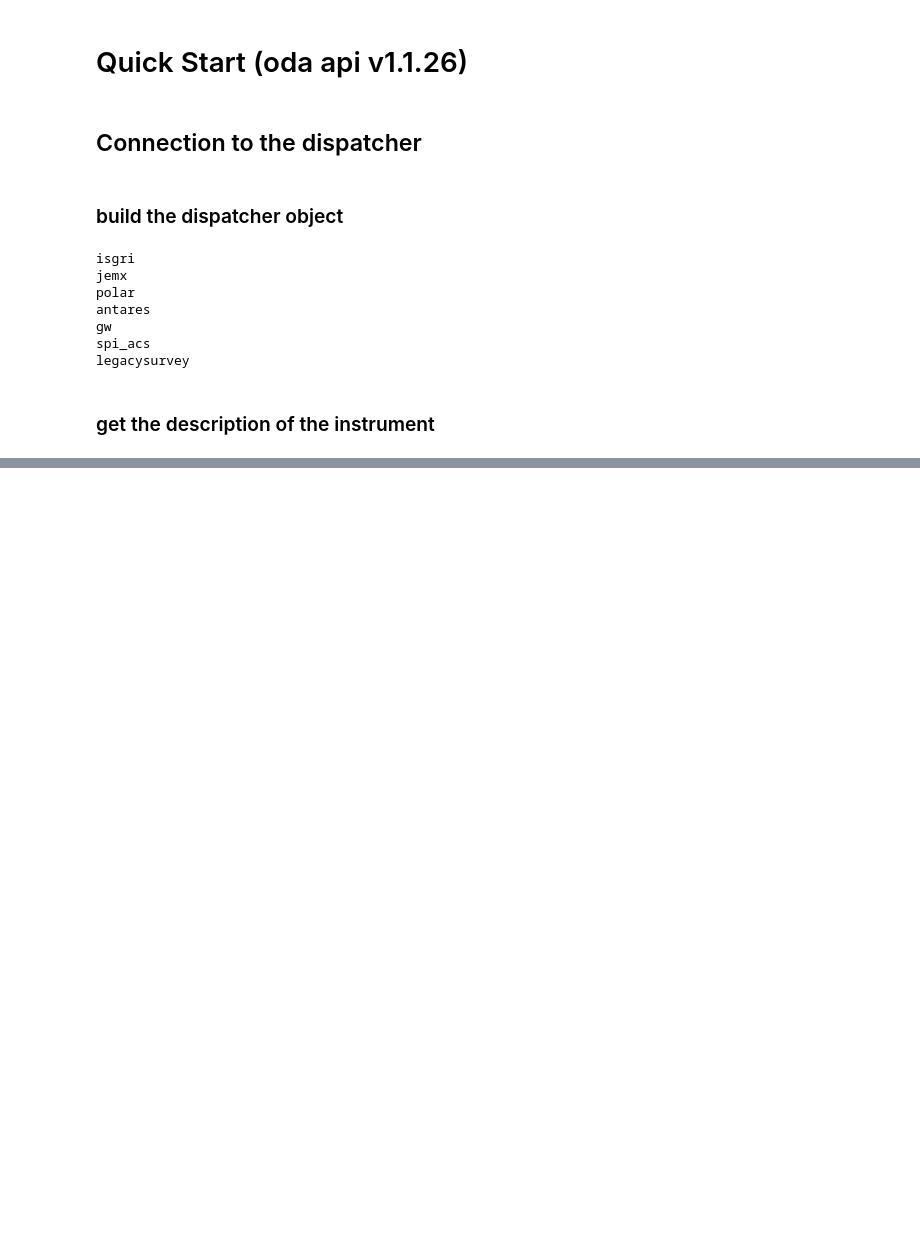
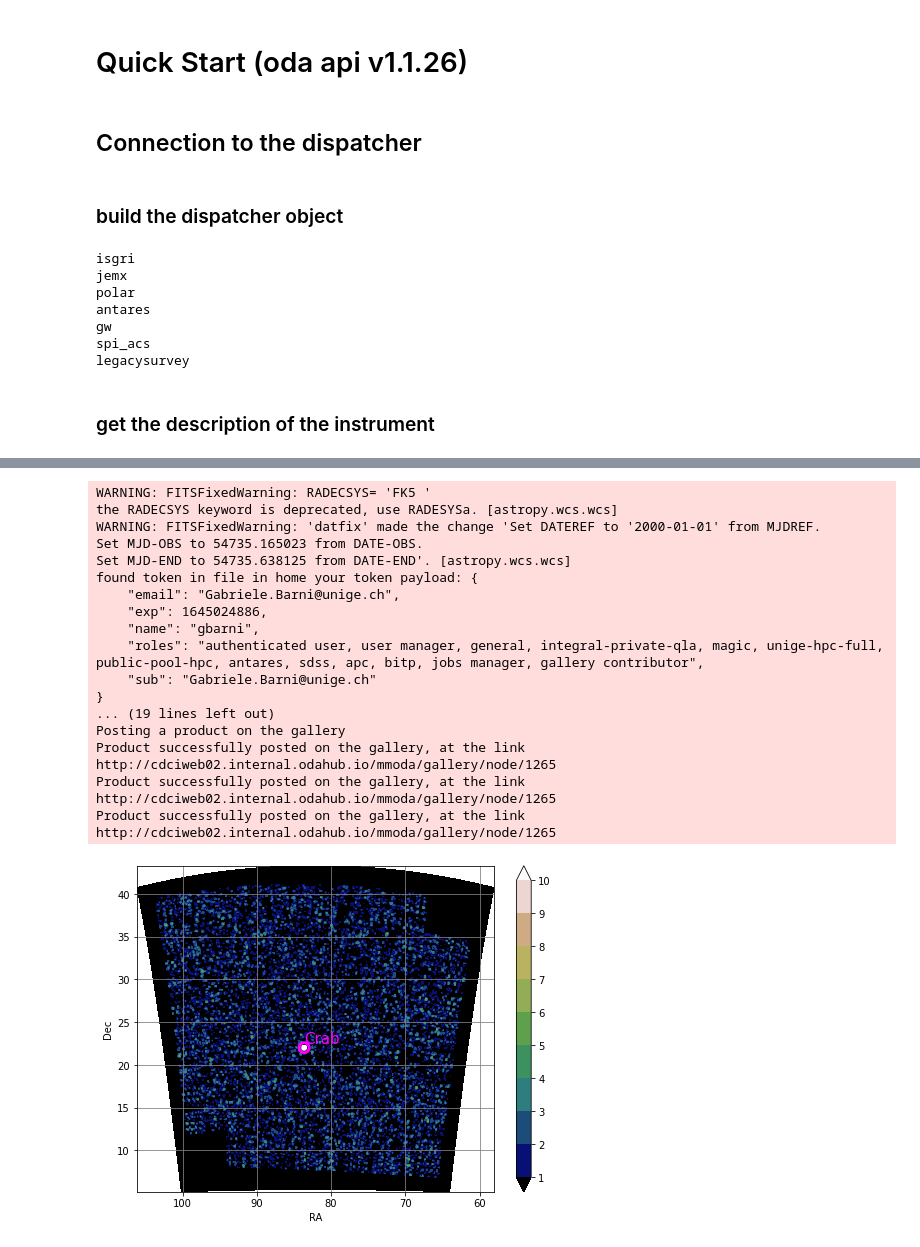
Before and after one commit to oda-hub/oda_api, a Jupyter notebook: doc/source/user_guide/UploadToGallery.ipynb, the cells around one changed output, grey strips where cells are left out. Drawn from its saved outputs; the diff is of its cells as text; code cells hidden in the pictures; blank space fills up the shorter version.

```diff
--- a/doc/source/user_guide/UploadToGallery.ipynb
+++ b/doc/source/user_guide/UploadToGallery.ipynb
@@ -81,24 +82,7 @@ data_collection=disp.get_product(instrument='isgri',
                                  max_pointings=1,
                                  detection_threshold=5.0,
                                  radius=15.,
-                                 product_type='Real',
+                                 product_type='Dummy',
                                  token=discover_token()
                                 )
-#     continue
-
-img = oda_api.plot_tools.OdaImage(data_collection)
-
-img_fn = img.get_image_for_gallery()
-
-token = discover_token()
-
-token = open(os.path.join(os.getenv('HOME'), '.oda-token')).read().strip()
-
-d = disp.post_data_product_to_gallery(token=token,
-                                      product_title="very nice title",
-                                      gallery_image_path=img_fn,
-                                     )
-
-
-print("posted as", d['_links']['self']['href'].split("?")[0])
 # %% [output]
@@ -123,0 +108,37 @@ posted as http://cdciweb02.internal.odahub.io/mmoda/gallery/node/1163
+# %%
+image_product = oda_api.plot_tools.OdaImage(data_collection)
+img_fn = image_product.get_image_for_gallery()
+
+# generate two dummy fits files
+fits_file_fn_1 = image_product.write_fits(file_prefix='first')
+fits_file_fn_2 = image_product.write_fits(file_prefix='second')
+
+
+token = discover_token()
+
+
+d = disp.post_data_product_to_gallery(token=token,
+                                      RA=55, DEC=46, e1_kev=20, e2_kev=40,
+                                      product_title="very nice title",
+                                      gallery_image_path=img_fn,
+                                      fits_file_path=[fits_file_fn_1, fits_file_fn_2]
+                                     )
+# %% [output]
+WARNING: FITSFixedWarning: RADECSYS= 'FK5 '
+the RADECSYS keyword is deprecated, use RADESYSa. [astropy.wcs.wcs]
+WARNING: FITSFixedWarning: 'datfix' made the change 'Set DATEREF to '2000-01-01' from MJDREF.
+Set MJD-OBS to 54735.165023 from DATE-OBS.
+Set MJD-END to 54735.638125 from DATE-END'. [astropy.wcs.wcs]
+found token in file in home your token payload: {
+    "email": "Gabriele.Barni@unige.ch",
+    "exp": 1645024886,
+    "name": "gbarni",
+    "roles": "authenticated user, user manager, general, integral-private-qla, magic, unige-hpc-full, public-pool-hpc, antares, sdss, apc, bitp, jobs manager, gallery contributor",
+    "sub": "Gabriele.Barni@unige.ch"
+}
+... (19 lines left out)
+Posting a product on the gallery
+Product successfully posted on the gallery, at the link http://cdciweb02.internal.odahub.io/mmoda/gallery/node/1265
+Product successfully posted on the gallery, at the link http://cdciweb02.internal.odahub.io/mmoda/gallery/node/1265
+Product successfully posted on the gallery, at the link http://cdciweb02.internal.odahub.io/mmoda/gallery/node/1265
+[figure, added]
```
Also changed, not shown: parts of 5 cells of this notebook.
